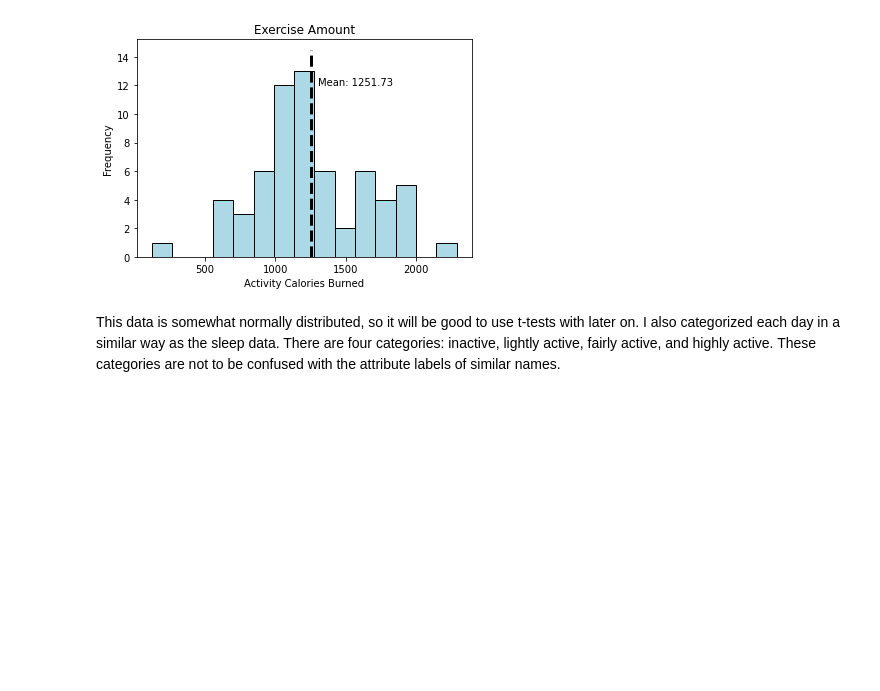
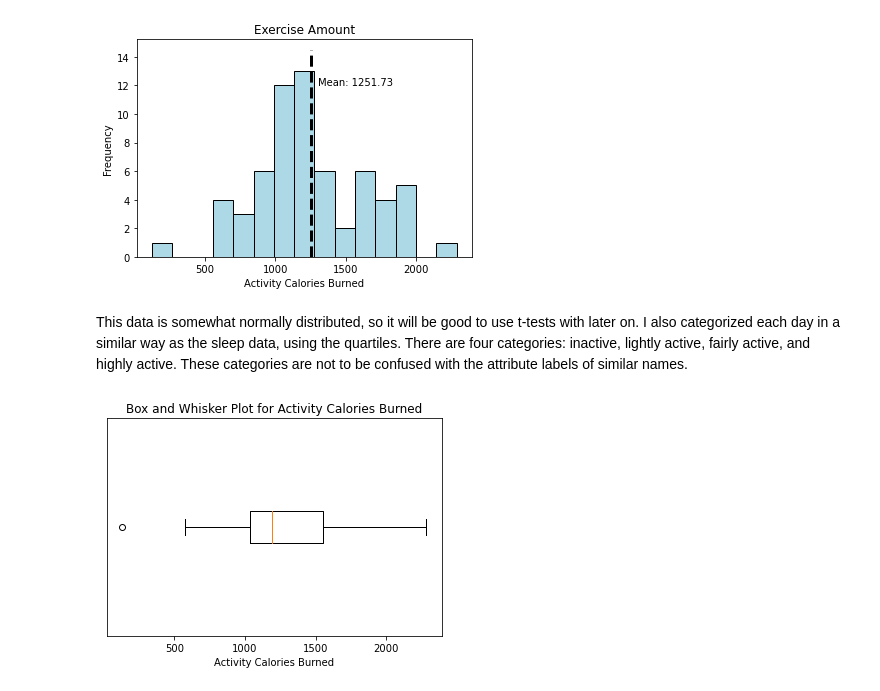
Before and after one commit to lmartin5/CPSC_222_Quantified_Self_Project, a Jupyter notebook: Technical_Report.ipynb, the cells around one changed output. Cells and saved outputs as stored; diff of their text form; code cells hidden in the pictures; blank space fills up the shorter version.

Commit message:
exercise label started

```diff
--- a/Technical_Report.ipynb
+++ b/Technical_Report.ipynb
@@ -299,4 +299,14 @@ plt.close()
 # %% [output]
 [figure]
 # %% [markdown]
-This data is somewhat normally distributed, so it will be good to use t-tests with later on. I also categorized each day in a similar way as the sleep data. There are four categories: inactive, lightly active, fairly active, and highly active. These categories are not to be confused with the attribute labels of similar names.
+This data is somewhat normally distributed, so it will be good to use t-tests with later on. I also categorized each day in a similar way as the sleep data, using the quartiles. There are four categories: inactive, lightly active, fairly active, and highly active. These categories are not to be confused with the attribute labels of similar names.
+# %%
+plt.figure
+plt.boxplot(sleep_activity_df["Act. Cals"].values, vert=False)
+plt.yticks([])
+plt.title("Box and Whisker Plot for Activity Calories Burned")
+plt.xlabel("Activity Calories Burned")
+plt.show()
+plt.close()
+# %% [output]
+[figure, added]
```
